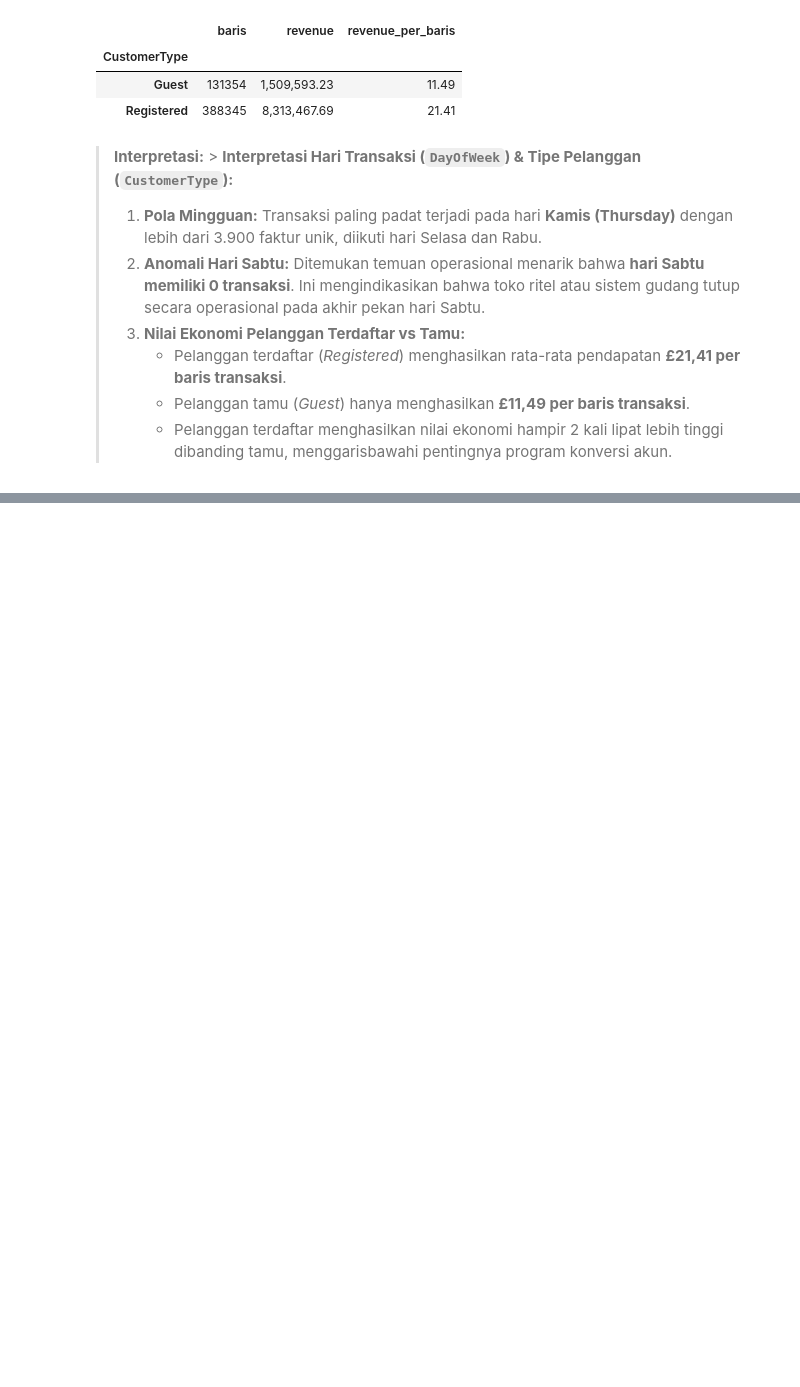
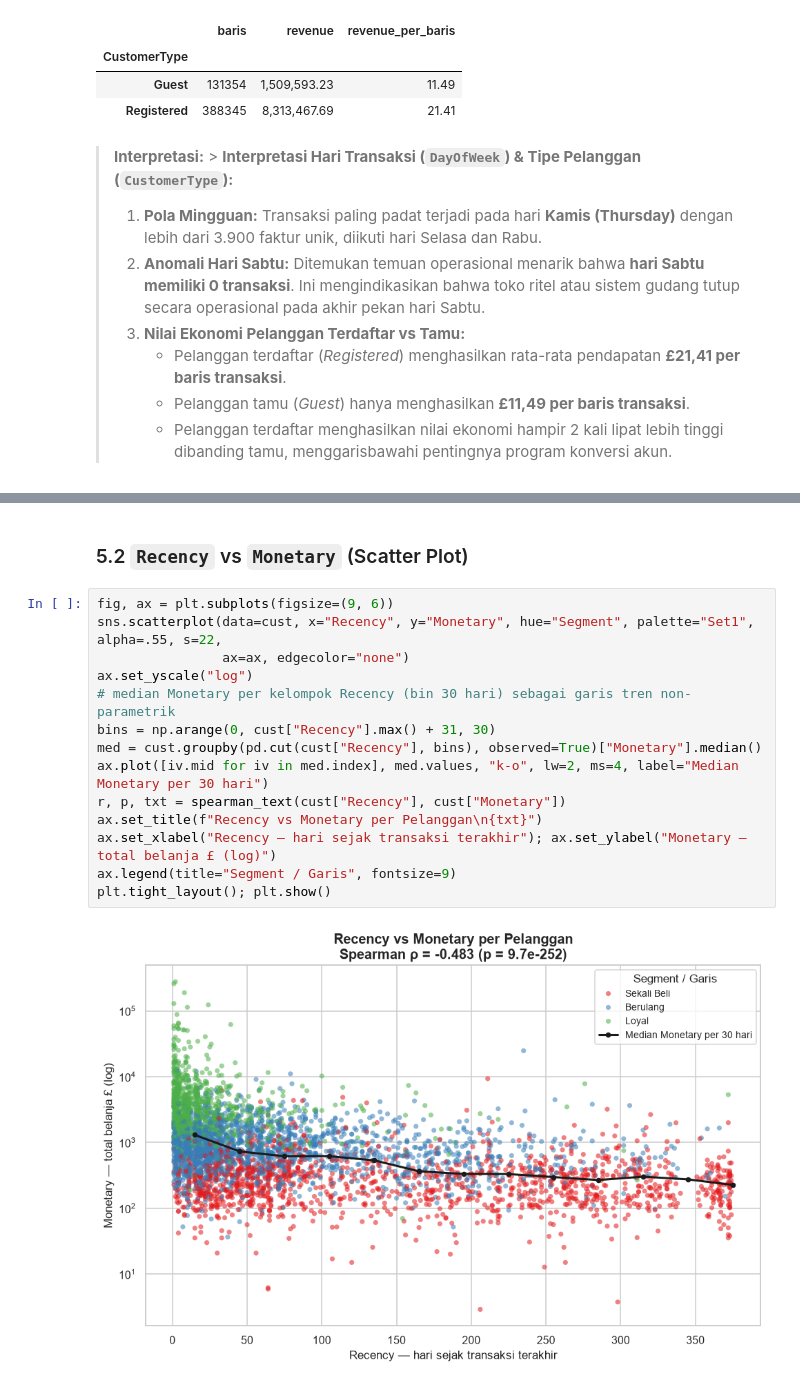
Before and after one commit to aulky/ml-visualisasidata-online-retail, a Jupyter notebook: Muhammad Aulia Muzzaki Nugraha_2311102051_TugasEDA.ipynb, the cells around one changed output, grey strips where cells are left out. Cells and saved outputs as stored; diff of their text form; blank space fills up the shorter version.

```diff
--- a/Muhammad Aulia Muzzaki Nugraha_2311102051_TugasEDA.ipynb
+++ b/Muhammad Aulia Muzzaki Nugraha_2311102051_TugasEDA.ipynb
@@ -793,0 +827,18 @@ display(ct.assign(revenue_per_baris=ct["revenue"] / ct["baris"]))
+# %% [markdown]
+### 5.2 `Recency` vs `Monetary` (Scatter Plot)
+# %%
+fig, ax = plt.subplots(figsize=(9, 6))
+sns.scatterplot(data=cust, x="Recency", y="Monetary", hue="Segment", palette="Set1", alpha=.55, s=22,
+                ax=ax, edgecolor="none")
+ax.set_yscale("log")
+# median Monetary per kelompok Recency (bin 30 hari) sebagai garis tren non-parametrik
+bins = np.arange(0, cust["Recency"].max() + 31, 30)
+med = cust.groupby(pd.cut(cust["Recency"], bins), observed=True)["Monetary"].median()
+ax.plot([iv.mid for iv in med.index], med.values, "k-o", lw=2, ms=4, label="Median Monetary per 30 hari")
+r, p, txt = spearman_text(cust["Recency"], cust["Monetary"])
+ax.set_title(f"Recency vs Monetary per Pelanggan\n{txt}")
+ax.set_xlabel("Recency — hari sejak transaksi terakhir"); ax.set_ylabel("Monetary — total belanja £ (log)")
+ax.legend(title="Segment / Garis", fontsize=9)
+plt.tight_layout(); plt.show()
+# %% [output]
+[figure, added]
```
Also changed, not shown: parts of 16 cells of this notebook.
